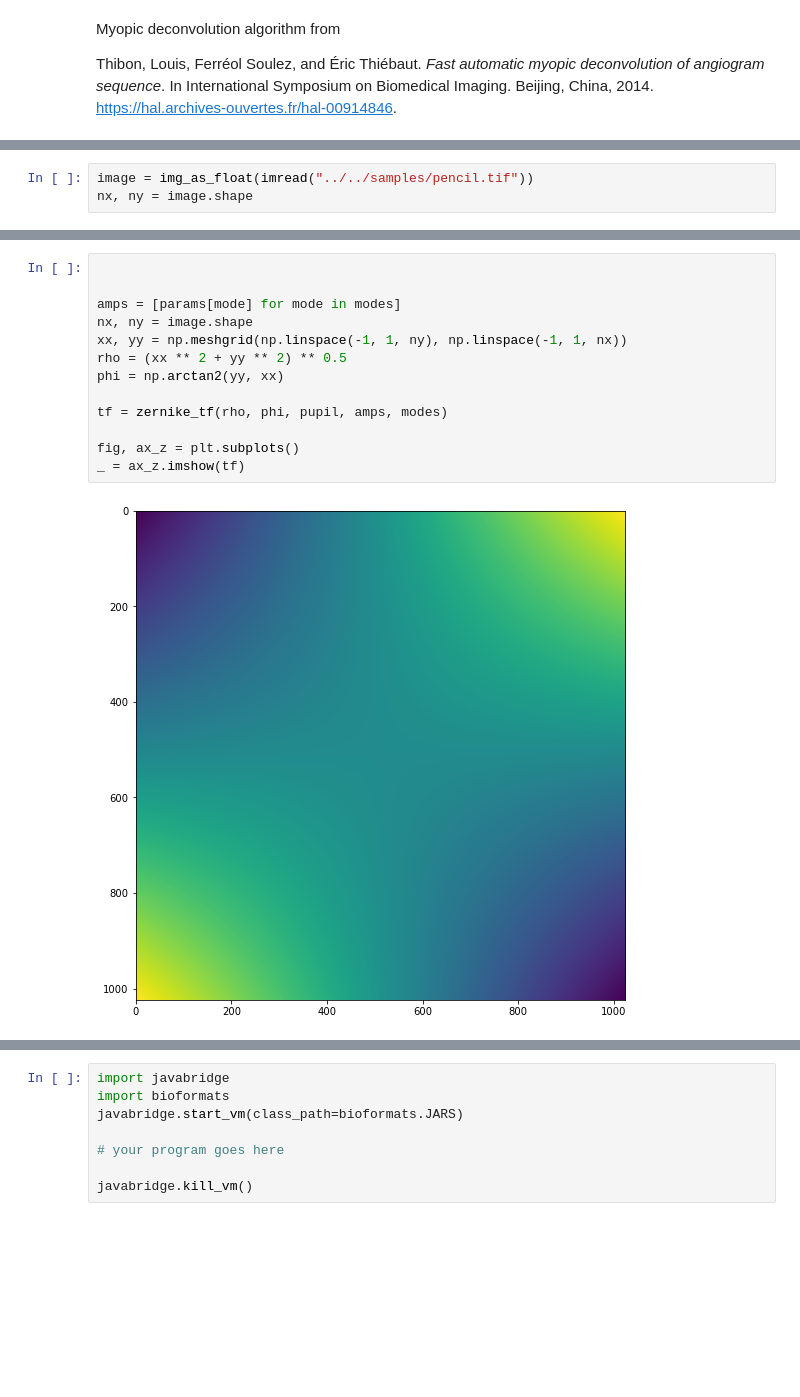
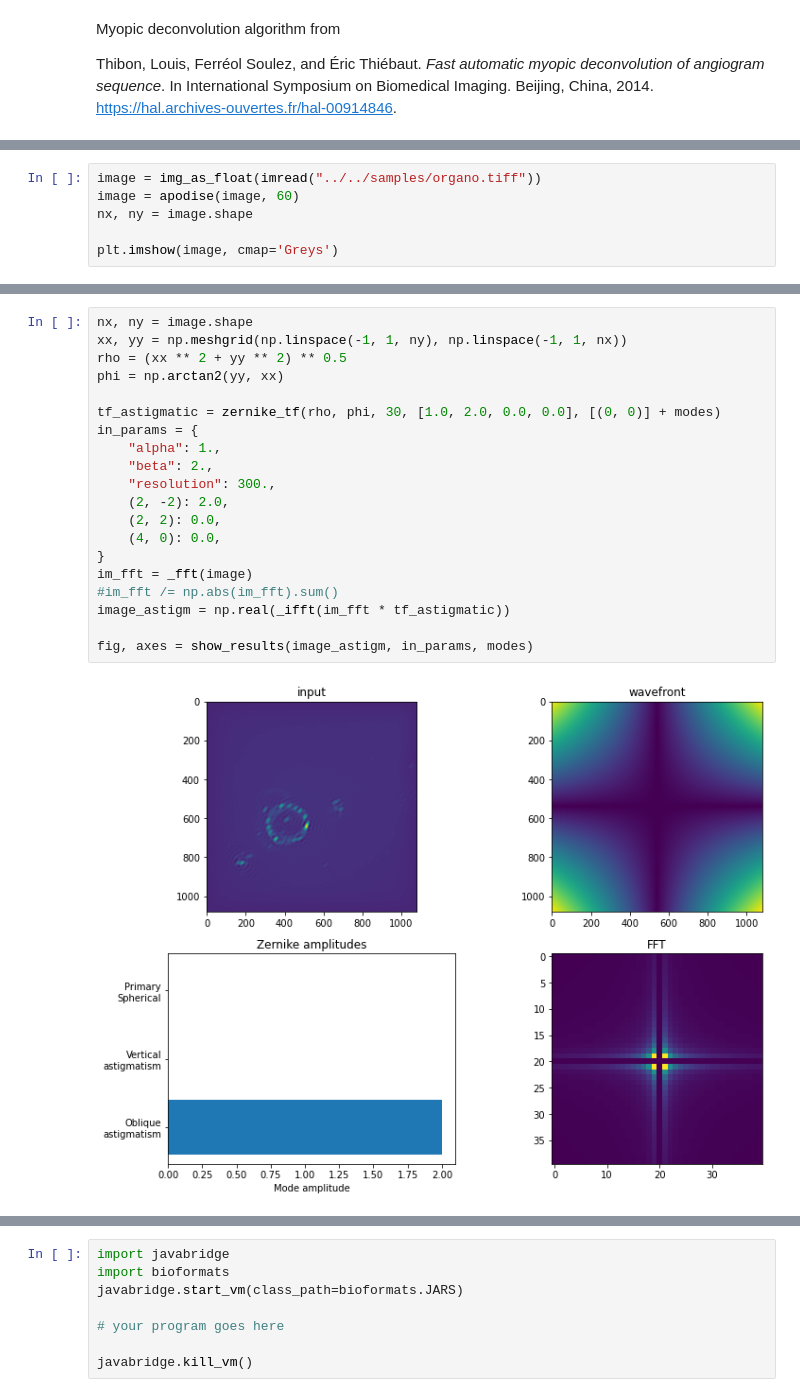
Before and after one commit to centuri-engineering/auto_metro, a Jupyter notebook: notebooks/MyopicDeconvolution.ipynb, the cells around one changed output, grey strips where cells are left out. Saved outputs shown, nothing was run; the diff lists cells and outputs as text; blank space fills up the shorter version.

```diff
--- a/notebooks/MyopicDeconvolution.ipynb
+++ b/notebooks/MyopicDeconvolution.ipynb
@@ -18,3 +54,6 @@ mpl.rcParams['figure.figsize'] = (12, 9)
 # %%
-image = img_as_float(imread("../../samples/pencil.tif"))
+image = img_as_float(imread("../../samples/organo.tiff"))
+image = apodise(image, 60)
 nx, ny = image.shape
+
+plt.imshow(image, cmap='Greys')
@@ -68,15 +143,22 @@ pupil
 # %%
-
-
-amps = [params[mode] for mode in modes]
 nx, ny = image.shape
 xx, yy = np.meshgrid(np.linspace(-1, 1, ny), np.linspace(-1, 1, nx))
 rho = (xx ** 2 + yy ** 2) ** 0.5
 phi = np.arctan2(yy, xx)
 
-tf = zernike_tf(rho, phi, pupil, amps, modes)
+tf_astigmatic = zernike_tf(rho, phi, 30, [1.0, 2.0, 0.0, 0.0], [(0, 0)] + modes)
+in_params = {
+    "alpha": 1.,
+    "beta": 2.,
+    "resolution": 300.,
+    (2, -2): 2.0,
+    (2, 2): 0.0,
+    (4, 0): 0.0,
+}
+im_fft = _fft(image)
+#im_fft /= np.abs(im_fft).sum()
+image_astigm = np.real(_ifft(im_fft * tf_astigmatic))
 
-fig, ax_z = plt.subplots()
-_ = ax_z.imshow(tf)
+fig, axes = show_results(image_astigm, in_params, modes)
 # %% [output]
-[figure, old version]
+[figure, new version]
```
Also changed, not shown: parts of 24 cells of this notebook, 2 other files.
